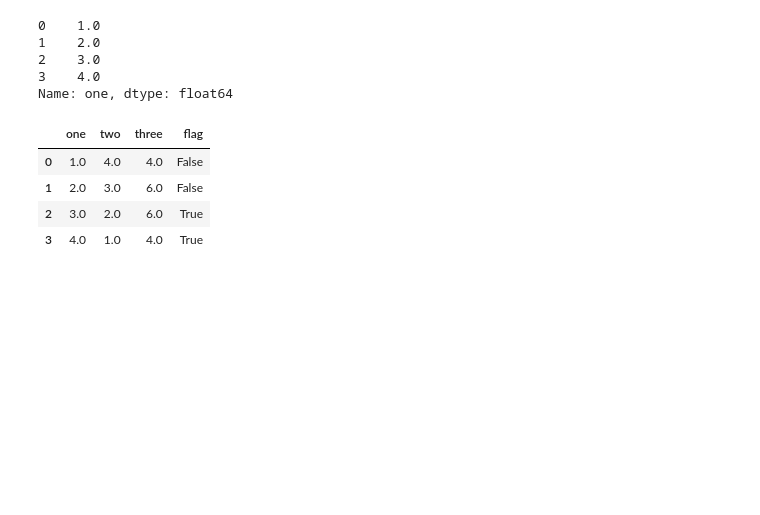
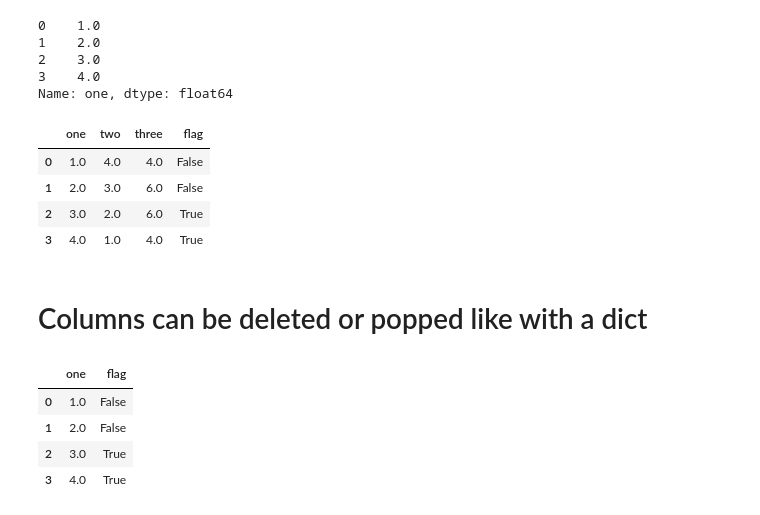
Before and after one commit to gopal-py07/DataSciencePandasExample, a Jupyter notebook: Intro to data structures/DataFrame/DataFrameDsaEx.ipynb, the cells around one changed output. Saved outputs shown, nothing was run; the diff lists cells and outputs as text; code cells hidden in the pictures; blank space fills up the shorter version.

```diff
--- a/Intro to data structures/DataFrame/DataFrameDsaEx.ipynb
+++ b/Intro to data structures/DataFrame/DataFrameDsaEx.ipynb
@@ -359,3 +359,5 @@ df
 | 1 | 2.0 | 3.0 | 6.0 | False |
 | 2 | 3.0 | 2.0 | 6.0 | True |
 | 3 | 4.0 | 1.0 | 4.0 | True |
+# %% [markdown]
+# Columns can be deleted or popped like with a dict
@@ -361,0 +368,8 @@ df
+# %%
+df
+# %% [output]
+|  | one | flag |
+| 0 | 1.0 | False |
+| 1 | 2.0 | False |
+| 2 | 3.0 | True |
+| 3 | 4.0 | True |
```
Also changed, not shown: parts of 12 cells of this notebook.
